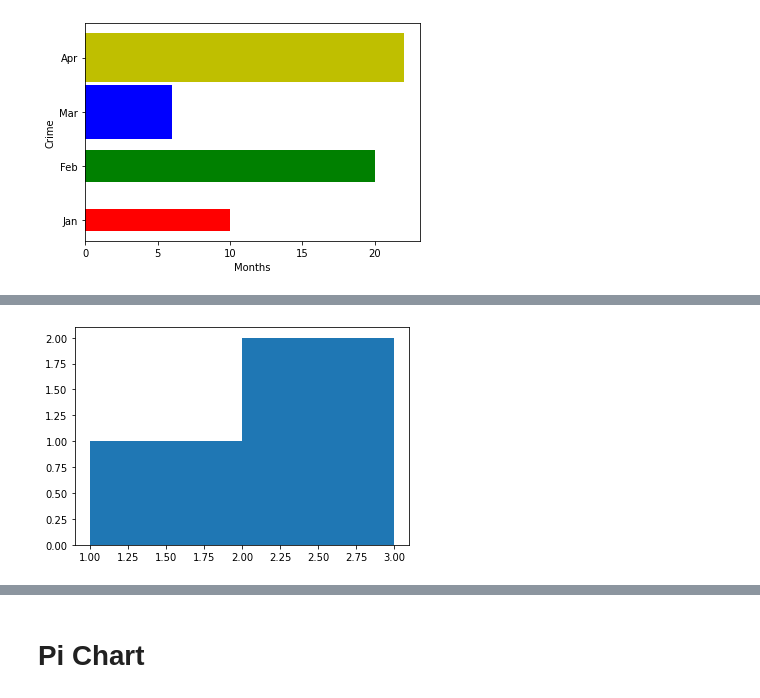
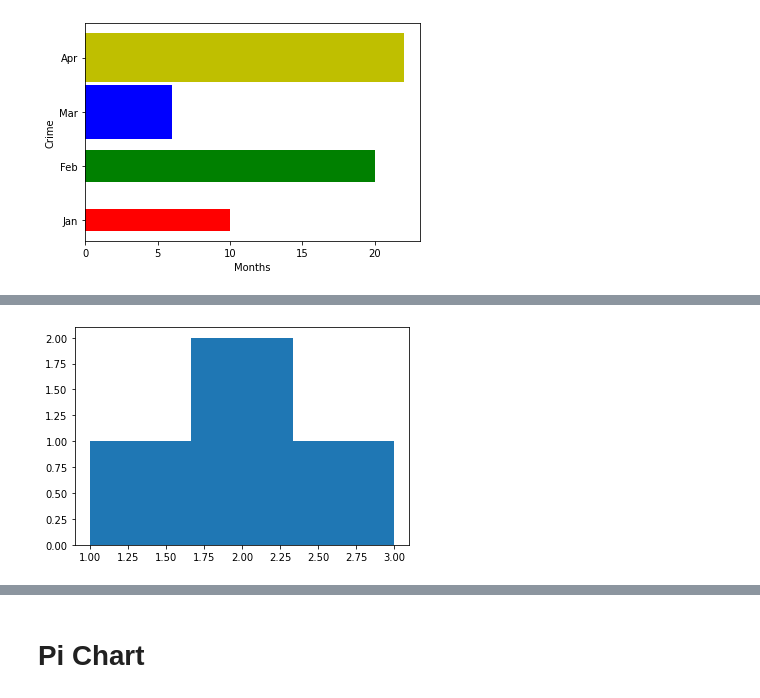
Before and after one commit to Sehaj1904/Data-Science, a Jupyter notebook: Plotting.ipynb, the cells around one changed output, grey strips where cells are left out. Saved outputs shown, nothing was run; the diff lists cells and outputs as text; code cells hidden in the pictures.

```diff
--- a/Plotting.ipynb
+++ b/Plotting.ipynb
@@ -203,6 +231,6 @@ plt.show()
 # %%
-x = [1,2,3]
-plt.hist(x,bins=2)
+x = [1,2,3,2]
+plt.hist(x,bins=3)
 plt.show()
 # %% [output]
-[figure, old version]
+[figure, new version]
```
Also changed, not shown: parts of 14 cells of this notebook.
